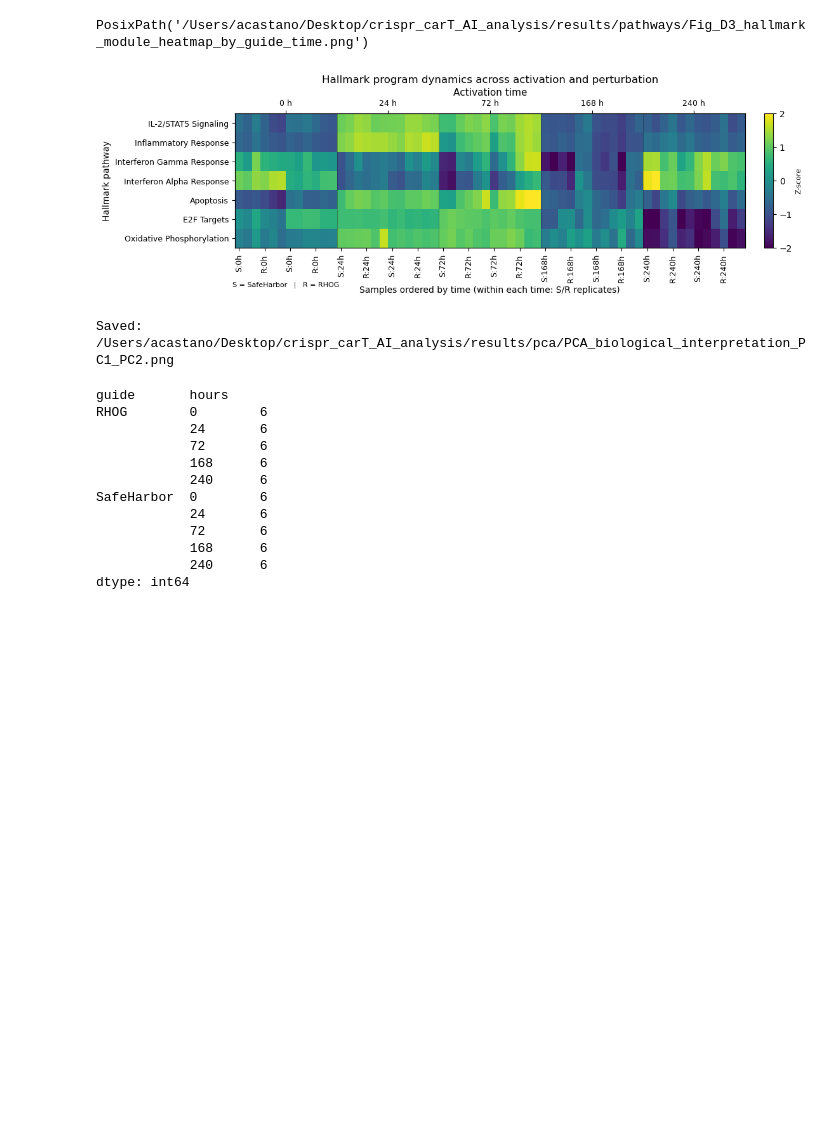
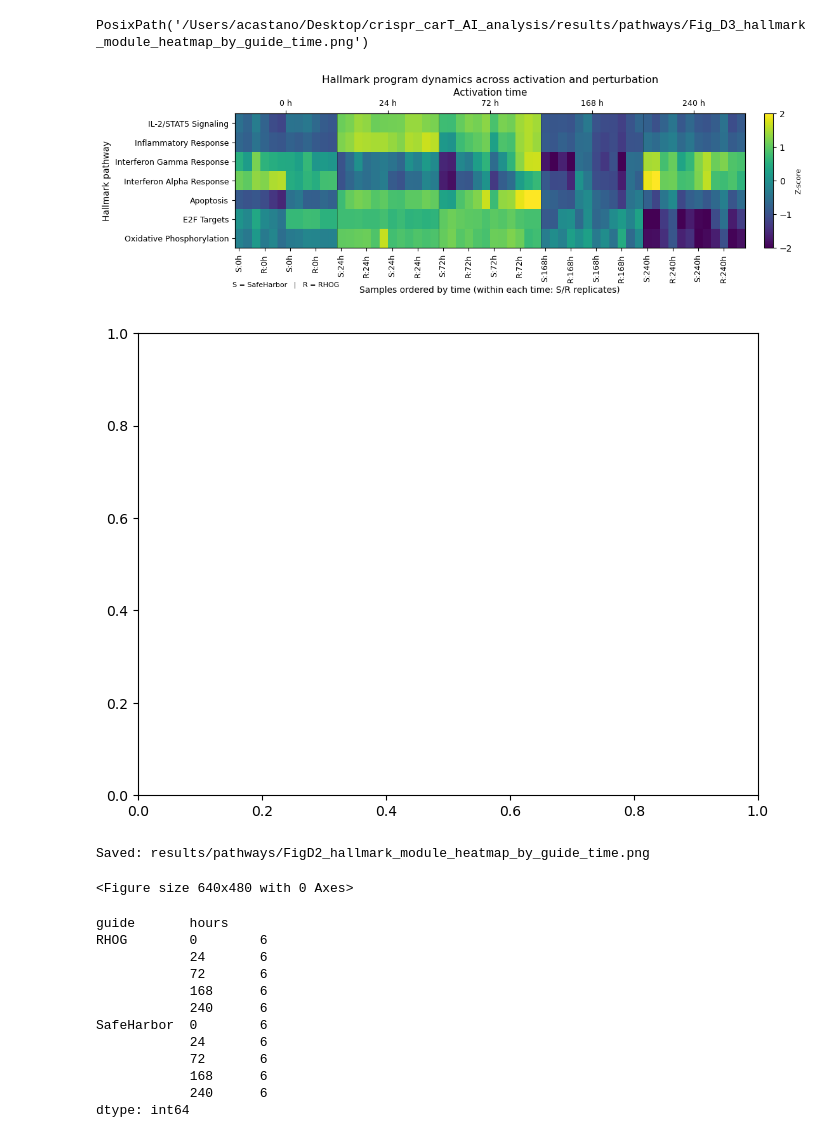
Before and after one commit to AnaBioAI/crispr_carT_AI_analysis, a Jupyter notebook: notebooks/A05_hallmark_pathways/A05_hallmark_heatmap.ipynb, the cells around one changed output. Drawn from its saved outputs; the diff is of its cells as text; code cells hidden in the pictures; blank space fills up the shorter version.

```diff
--- a/notebooks/A05_hallmark_pathways/A05_hallmark_heatmap.ipynb
+++ b/notebooks/A05_hallmark_pathways/A05_hallmark_heatmap.ipynb
@@ -597,38 +597,43 @@ cbar.set_label("Z-score", fontsize=8
 # extra bottom margin for rotated ticks + note
 
 fig.subplots_adjust(left=0.26)
-
 # layout fixes for publication
 fig.subplots_adjust(
     left=0.25,   # room for pathway names + y-label
     right=0.93,  # room for colorbar
     bottom=0.35, # rotated x labels + S/R note
     top=0.88     # title + top time axis
 )
 fig.subplots_adjust(
     left=0.25,
     right=0.92,   # leave space for colorbar
     bottom=0.35,
     top=0.88
 )
 
 plt.show()
 
 fig, ax = plt.subplots(figsize=(8, 6))
 
+
 # plotting code here
 # ax.scatter(...)
 # ax.imshow(...)
 # etc.
 
-out_path = RESULTS_DIR / "pca" / "PCA_biological_interpretation_PC1_PC2.png"
-fig.savefig(out_path, dpi=300, bbox_inches="tight")
-plt.close(fig)
+outpath = PATHWAYS_RESULTS_DIR / "Fig_D3_hallmark_module_heatmap A05_by_guide_time.png"
+plt.savefig(outpath, dpi=300, bbox_inches="tight")
+plt.show()
+
+plt.tight_layout()
+
 
 print(f"Saved: {out_path}")
 # %% [output]
 [figure]
+[figure, added]
-Saved: /Users/acastano/Desktop/crispr_carT_AI_analysis/results/pca/PCA_biological_interpretation_PC1_PC2.png
+Saved: results/pathways/FigD2_hallmark_module_heatmap_by_guide_time.png
+<Figure size 640x480 with 0 Axes>
 # %%
 metadata.groupby(["guide", "hours"]).size()
 # %% [output]
```
Also changed, not shown: parts of 3 cells of this notebook, 10 other files.
